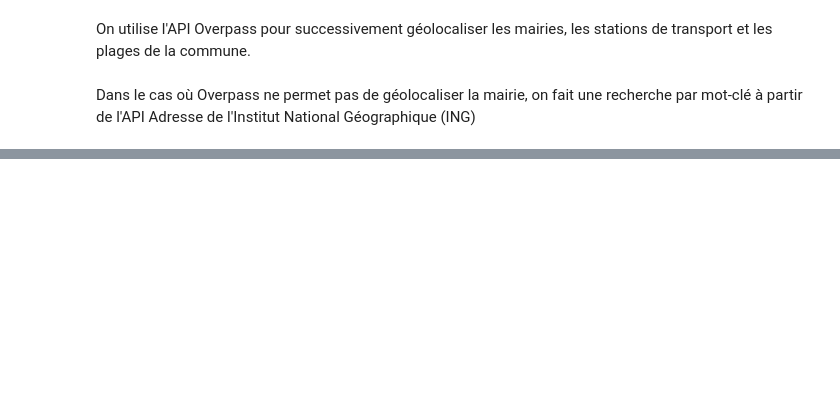
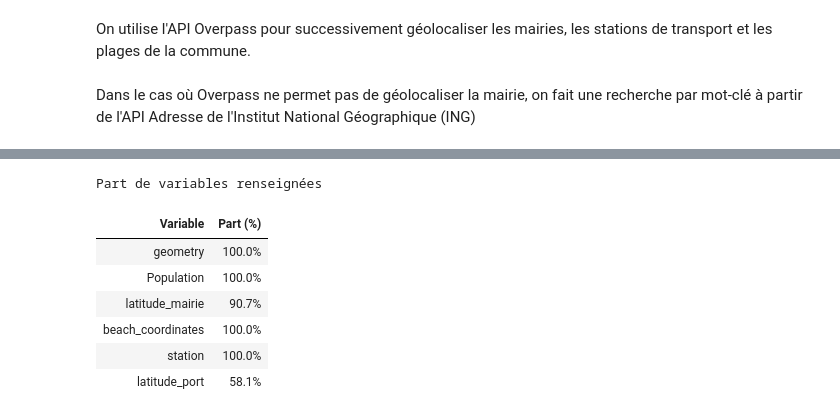
Before and after one commit to fjacquetin/projet_python, a Jupyter notebook: 0. préparation.ipynb, the cells around one changed output, grey strips where cells are left out. Drawn from its saved outputs; the diff is of its cells as text; code cells hidden in the pictures; blank space fills up the shorter version.

```diff
--- a/0. préparation.ipynb
+++ b/0. préparation.ipynb
@@ -87,7 +194,7 @@ Index(['Région', 'ID département', 'Nom département', 'Code Insee comm.',
 # %%
 # Charger le fichier GeoJSON des communes de France depuis le lien GitHub
 url_commune = 'https://raw.githubusercontent.com/gregoiredavid/france-geojson/master/communes.geojson'
-response_commune = rq.get(url_commune)
+response_commune = requests.get(url_commune)
 communes_geojson = response_commune.json()
 
 # Charger le GeoJSON dans un GeoDataFrame
@@ -238,12 +374,45 @@ gdf_communes_cotieres["beach_coordinates"] = gdf_communes_cotieres.apply(
     lambda row: row["beach_coordinates"] + [(row["latitude_plage"], row["longitude_plage"])] if row["latitude_plage"] is not None and row["longitude_plage"] is not None else row["beach_coordinates"],
     axis=1
 )
-# %%
-# Ajout des coordonnées à beach_coordinates
-gdf_communes_cotieres["station"] = gdf_communes_cotieres.apply(
-    lambda row: row["station"] + [(row["latitude_gare"], row["longitude_gare"])] if row["latitude_gare"] is not None and row["longitude_gare"] is not None else row["beach_coordinates"],
-    axis=1
-)
+# %%
+# Calcul de la part de chaque variable renseignée
+summary = {
+    "Variable": gdf_communes_cotieres.columns,
+    "Part (%)": [
+        gdf_communes_cotieres[col].notnull().mean() * 100
+        for col in gdf_communes_cotieres.columns
+    ]
+}
+
+# Création d'un DataFrame pour présentation
+summary_df = pd.DataFrame(summary)
+
+# Filtrer uniquement les colonnes désirées
+columns_to_display = [
+    "geometry", "Population", "latitude_mairie",
+    "beach_coordinates", "station", "latitude_port"
+]
+filtered_summary_df = summary_df[summary_df["Variable"].isin(columns_to_display)]
+
+# Style pour affichage dans le notebook
+styled_table = (
+    filtered_summary_df.style
+    .hide(axis="index")  # Cache l'index
+    .set_caption("Part de variables renseignées")
+    .format({"Part (%)": "{:.1f}%"})  # Formate les pourcentages
+)
+
+# Affichage dans le notebook
+styled_table
+# %% [output]
+Part de variables renseignées
+| Variable | Part (%) |
+| geometry | 100.0% |
+| Population | 100.0% |
+| latitude_mairie | 90.7% |
+| beach_coordinates | 100.0% |
+| station | 100.0% |
+| latitude_port | 58.1% |
 # %%
 gdf_communes_cotieres = gdf_communes_cotieres.drop(columns=['latitude_plage','longitude_plage','latitude_gare', 'longitude_gare','code'])
 # %%
```
Also changed, not shown: parts of 11 cells of this notebook, 1 other file.
